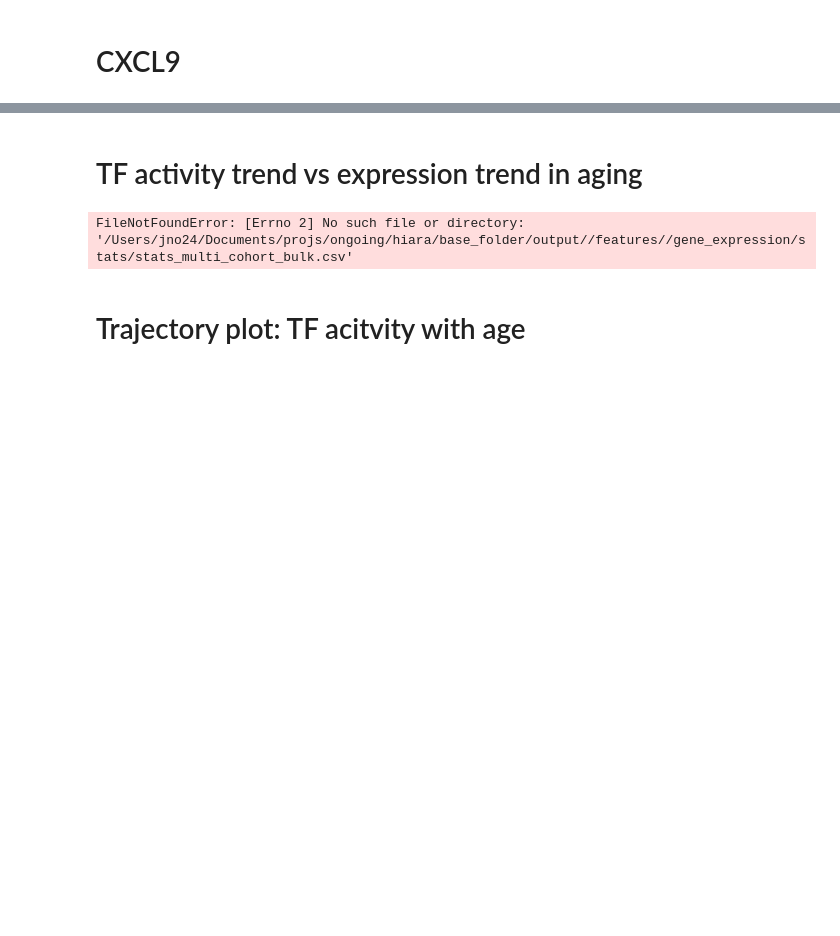
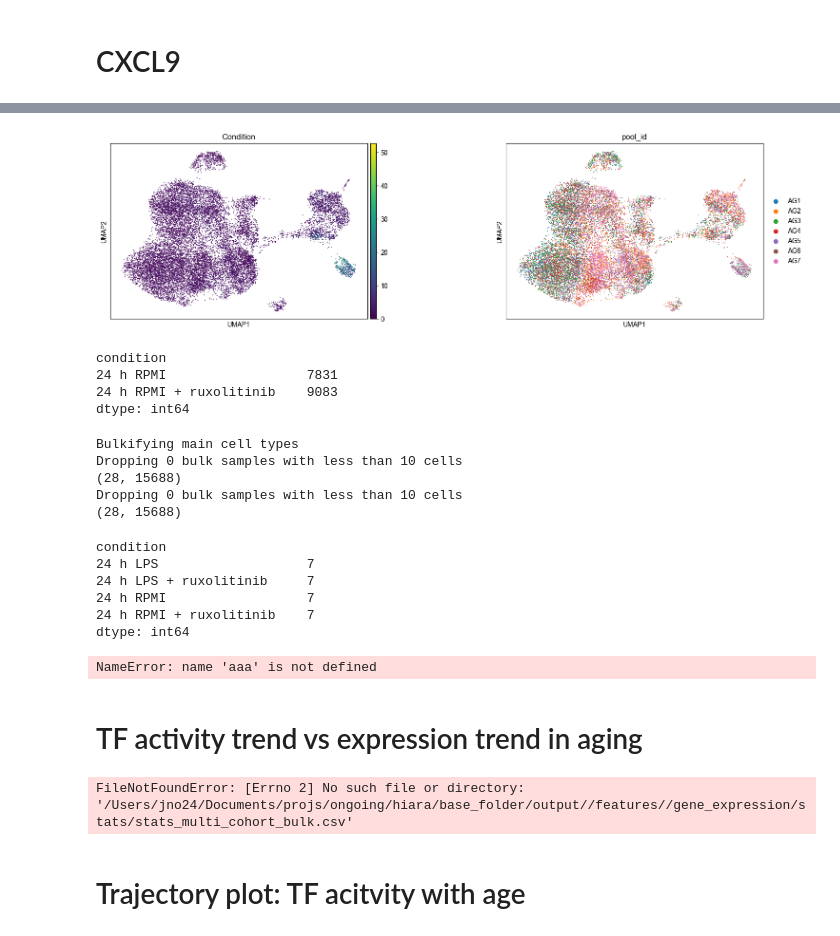
Before and after one commit to janursa/HIRA, a Jupyter notebook: notebooks/supp_results.ipynb, the cells around one changed output, grey strips where cells are left out. Saved outputs shown, nothing was run; the diff lists cells and outputs as text; code cells hidden in the pictures; blank space fills up the shorter version.

```diff
--- a/notebooks/supp_results.ipynb
+++ b/notebooks/supp_results.ipynb
@@ -410,0 +198,7 @@ MONO
+# %%
+condition = ['24 h RPMI', '24 h RPMI + ruxolitinib', '24 h LPS', '24 h LPS + ruxolitinib'] #, '24 h LPS', '24 h LPS + ruxolitinib'
+dataset = 'CXCL9'
+cell_type = 'CD4T'
+adata = retrieve_adata(data_type='sc', condition=condition, dataset=dataset, cell_type=cell_type)
+adata.X = adata.layers['counts']
+# adata.layers['counts'].max()
@@ -410,0 +234,10 @@ MONO
+# %%
+# adata_sub = adata[~adata.obs['leiden'].isin(['9', '4', '10'])] #'4',
+# adata_sub = adata[adata.obs['leiden'].isin(['4'])] #'4',
+adata_sub = adata.copy()
+# sc.pl.pca(adata_sub, color=['donor_id'], show=True, title='Condition', wspace=0.4)
+sc.pl.umap(adata_sub, color=['pct_counts_mt', 'pool_id'], show=True, title='Condition', wspace=0.4)
+# sc.pl.pca(adata_sub, color=['condition'], show=True, title='Condition', wspace=0.4)
+# sc.pl.pca(adata_sub, color='leiden', show=True, title='Leiden Clusters', legend_fontsize=8)
+adata_sub.obs.groupby(['condition']).size().sort_values()
+# %% [output]
@@ -411,3 +245,50 @@ MONO
+[figure, added]
+condition
+24 h RPMI                  7831
+24 h RPMI + ruxolitinib    9083
+dtype: int64
+# %%
+from hiara import get_config
+from task_grn_inference.src.process_data.helper_data import bulkify_func
+def normalize(adata):
+    sc.pp.normalize_total(adata, target_sum=1e6)
+    sc.pp.log1p(adata)
+    return adata
+
+cfg = get_config(dataset)
+pseudobulk_group = cfg.pseudobulk_group
+
+# - main bulk data (per major celltype)
+print('Bulkifying main cell types')
+adata_sub = adata.copy()
+# adata_sub.X = adata_sub.layers['counts']
+adata_bulk_major_celltypes = bulkify_func(adata_sub, covariates=pseudobulk_group)
+adata_bulk_major_celltypes = normalize(adata_bulk_major_celltypes)
+low_cells = adata_bulk_major_celltypes.obs['cell_count'] < 10
+print(f'Dropping {low_cells.sum()} bulk samples with less than 10 cells')
+adata_bulk_major_celltypes = adata_bulk_major_celltypes[~low_cells].copy()
+print(adata_bulk_major_celltypes.shape)
+# adata_bulk_major_celltypes.write()
+adata_bulk_major_celltypes.write(f'{DATA_DIR}/bulk/CXCL9.h5ad')
+# %% [output]
+Bulkifying main cell types
+Dropping 0 bulk samples with less than 10 cells
+(28, 15688)
+Dropping 0 bulk samples with less than 10 cells
+(28, 15688)
+# %%
+adata_bulk_major_celltypes.obs.groupby(['condition']).size()
+# %% [output]
+condition
+24 h LPS                   7
+24 h LPS + ruxolitinib     7
+24 h RPMI                  7
+24 h RPMI + ruxolitinib    7
+dtype: int64
+# %%
+aaa
+# %% [output]
+NameError: name 'aaa' is not defined
 # %% [markdown]
 # TF activity trend vs expression trend in aging
 # %%
```
Also changed, not shown: parts of 23 cells of this notebook, 12 other files.
